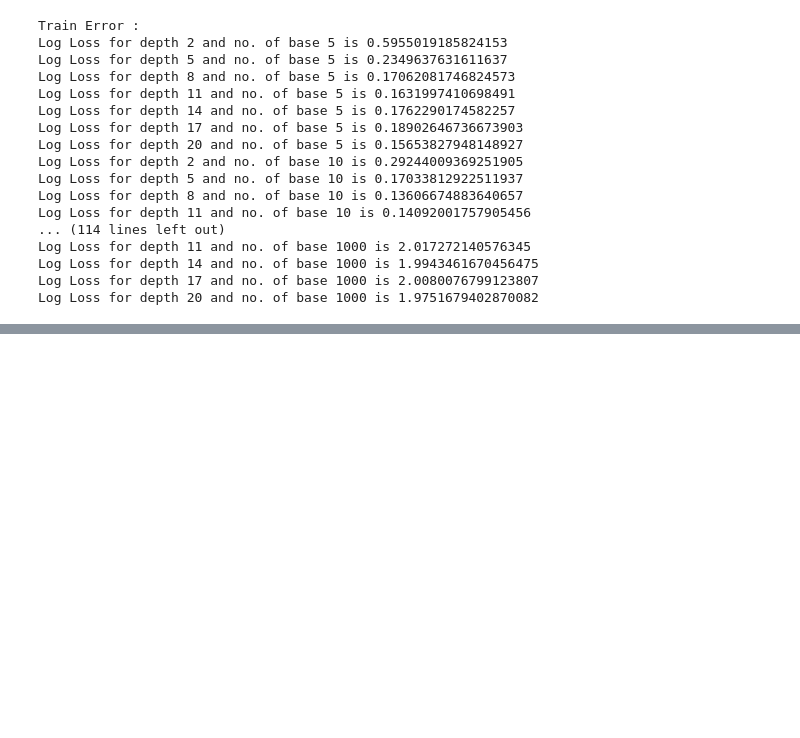
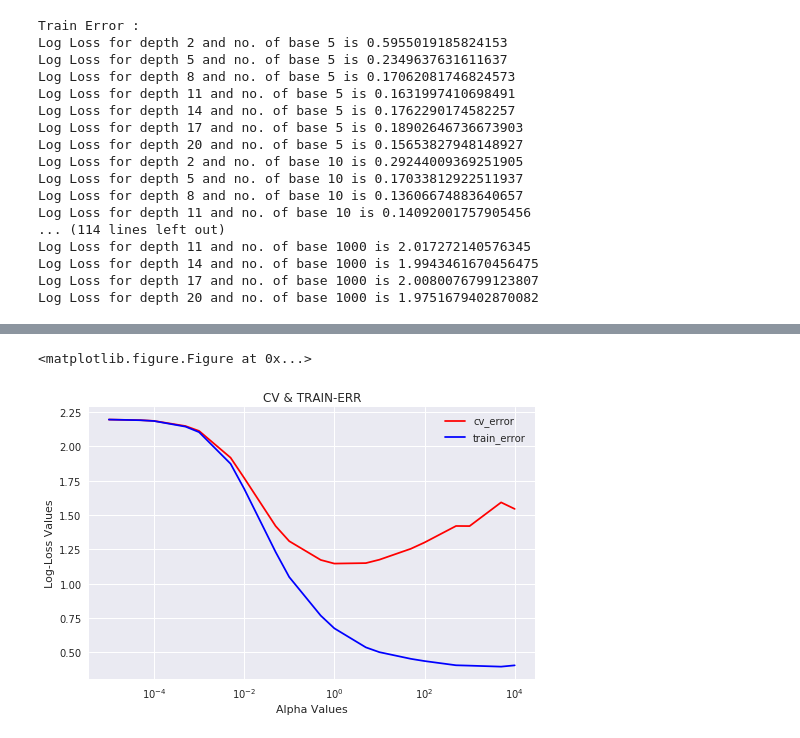
Before and after one commit to sradheya99/Cancer-Diagnosis, a Jupyter notebook: Cancer Diagnosis/CancerDiagnosis.ipynb, the cells around one changed output, grey strips where cells are left out. Cells and saved outputs as stored; diff of their text form; code cells hidden in the pictures; blank space fills up the shorter version.

```diff
--- a/Cancer Diagnosis/CancerDiagnosis.ipynb
+++ b/Cancer Diagnosis/CancerDiagnosis.ipynb
@@ -1623,0 +1707,3 @@ KeyboardInterrupt:
+# %%
+stacking_classifier('Training', 'OneHotEncode', vectorizer = 'TFIDF', ngram = 'Unigram')
+# %% [output]
@@ -1623,0 +1714,2 @@ KeyboardInterrupt:
+<matplotlib.figure.Figure at 0x...>
+[figure, added]
```
Also changed, not shown: parts of 17 cells of this notebook.
